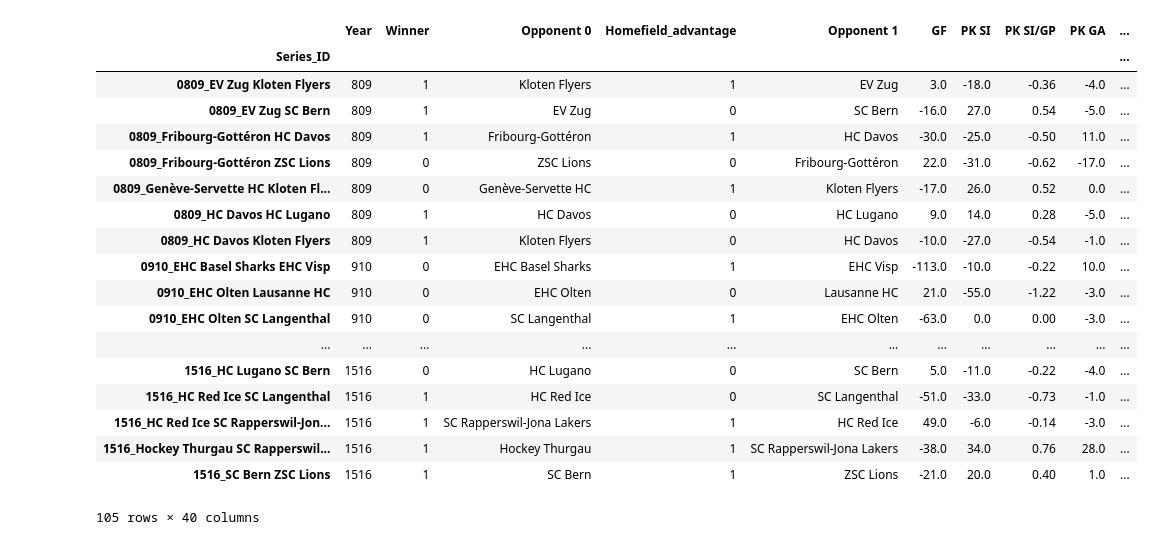
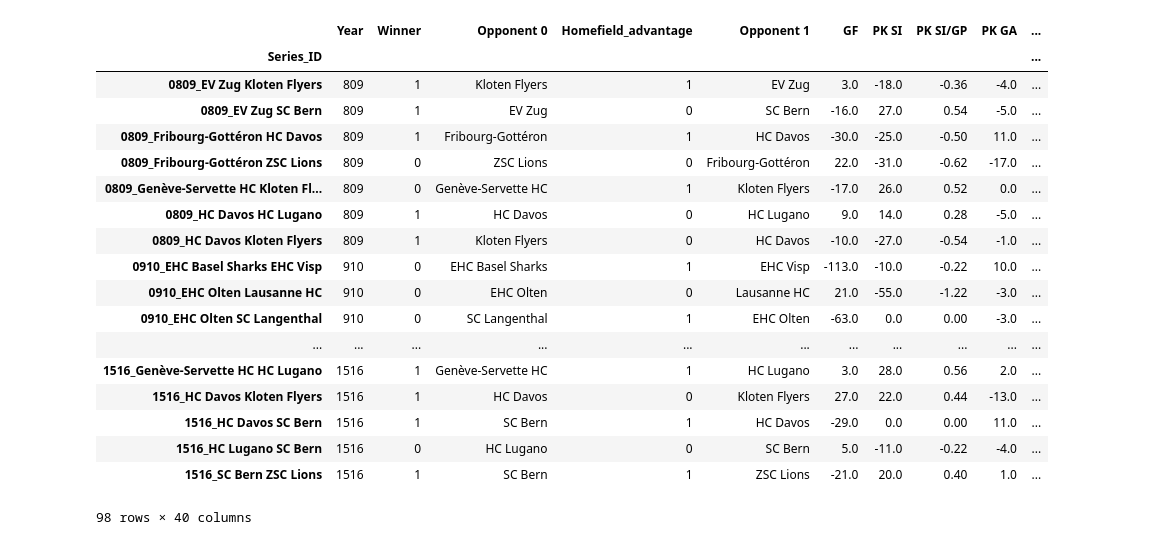
Before and after one commit to Gronlaen/swiss-ice-hockey-playoffs-prediction, a Jupyter notebook: Prediction 15-16.ipynb, the cells around one changed output. Cells and saved outputs as stored; diff of their text form; code cells hidden in the pictures.

```diff
--- a/Prediction 15-16.ipynb
+++ b/Prediction 15-16.ipynb
@@ -18,29 +18,29 @@ import itertools
 
 %matplotlib inline
 # %%
-data = pd.read_csv('Data/Ready_for_ML/lnab_playoff.csv')
+data = pd.read_csv('Data/Ready_for_ML/lnab_playoff_pred1516.csv')
 data.set_index(['Series_ID'],inplace=True)
 data
 # %% [output]
 |  | Year | Winner | Opponent 0 | Homefield_advantage | Opponent 1 | GF | PK SI | PK SI/GP | PK GA | ... |
 | Series_ID |  |  |  |  |  |  |  |  |  | ... |
 | 0809_EV Zug Kloten Flyers | 809 | 1 | Kloten Flyers | 1 | EV Zug | 3.0 | -18.0 | -0.36 | -4.0 | ... |
 | 0809_EV Zug SC Bern | 809 | 1 | EV Zug | 0 | SC Bern | -16.0 | 27.0 | 0.54 | -5.0 | ... |
 | 0809_Fribourg-Gottéron HC Davos | 809 | 1 | Fribourg-Gottéron | 1 | HC Davos | -30.0 | -25.0 | -0.50 | 11.0 | ... |
 | 0809_Fribourg-Gottéron ZSC Lions | 809 | 0 | ZSC Lions | 0 | Fribourg-Gottéron | 22.0 | -31.0 | -0.62 | -17.0 | ... |
 | 0809_Genève-Servette HC Kloten Fl... | 809 | 0 | Genève-Servette HC | 1 | Kloten Flyers | -17.0 | 26.0 | 0.52 | 0.0 | ... |
 | 0809_HC Davos HC Lugano | 809 | 1 | HC Davos | 0 | HC Lugano | 9.0 | 14.0 | 0.28 | -5.0 | ... |
 | 0809_HC Davos Kloten Flyers | 809 | 1 | Kloten Flyers | 0 | HC Davos | -10.0 | -27.0 | -0.54 | -1.0 | ... |
 | 0910_EHC Basel Sharks EHC Visp | 910 | 0 | EHC Basel Sharks | 1 | EHC Visp | -113.0 | -10.0 | -0.22 | 10.0 | ... |
 | 0910_EHC Olten Lausanne HC | 910 | 0 | EHC Olten | 0 | Lausanne HC | 21.0 | -55.0 | -1.22 | -3.0 | ... |
 | 0910_EHC Olten SC Langenthal | 910 | 0 | SC Langenthal | 1 | EHC Olten | -63.0 | 0.0 | 0.00 | -3.0 | ... |
 | ... | ... | ... | ... | ... | ... | ... | ... | ... | ... | ... |
+| 1516_Genève-Servette HC HC Lugano | 1516 | 1 | Genève-Servette HC | 1 | HC Lugano | 3.0 | 28.0 | 0.56 | 2.0 | ... |
+| 1516_HC Davos Kloten Flyers | 1516 | 1 | HC Davos | 0 | Kloten Flyers | 27.0 | 22.0 | 0.44 | -13.0 | ... |
+| 1516_HC Davos SC Bern | 1516 | 1 | SC Bern | 1 | HC Davos | -29.0 | 0.0 | 0.00 | 11.0 | ... |
 | 1516_HC Lugano SC Bern | 1516 | 0 | HC Lugano | 0 | SC Bern | 5.0 | -11.0 | -0.22 | -4.0 | ... |
-| 1516_HC Red Ice SC Langenthal | 1516 | 1 | HC Red Ice | 0 | SC Langenthal | -51.0 | -33.0 | -0.73 | -1.0 | ... |
-| 1516_HC Red Ice SC Rapperswil-Jon... | 1516 | 1 | SC Rapperswil-Jona Lakers | 1 | HC Red Ice | 49.0 | -6.0 | -0.14 | -3.0 | ... |
-| 1516_Hockey Thurgau SC Rapperswil... | 1516 | 1 | Hockey Thurgau | 1 | SC Rapperswil-Jona Lakers | -38.0 | 34.0 | 0.76 | 28.0 | ... |
 | 1516_SC Bern ZSC Lions | 1516 | 1 | SC Bern | 1 | ZSC Lions | -21.0 | 20.0 | 0.40 | 1.0 | ... |
-105 rows × 40 columns
+98 rows × 40 columns
 # %%
 to_pred = data[data['Year'] == 1516]
 to_train =  data[data['Year'] != 1516]
```
Also changed, not shown: parts of 2 cells of this notebook, 2 other files.
